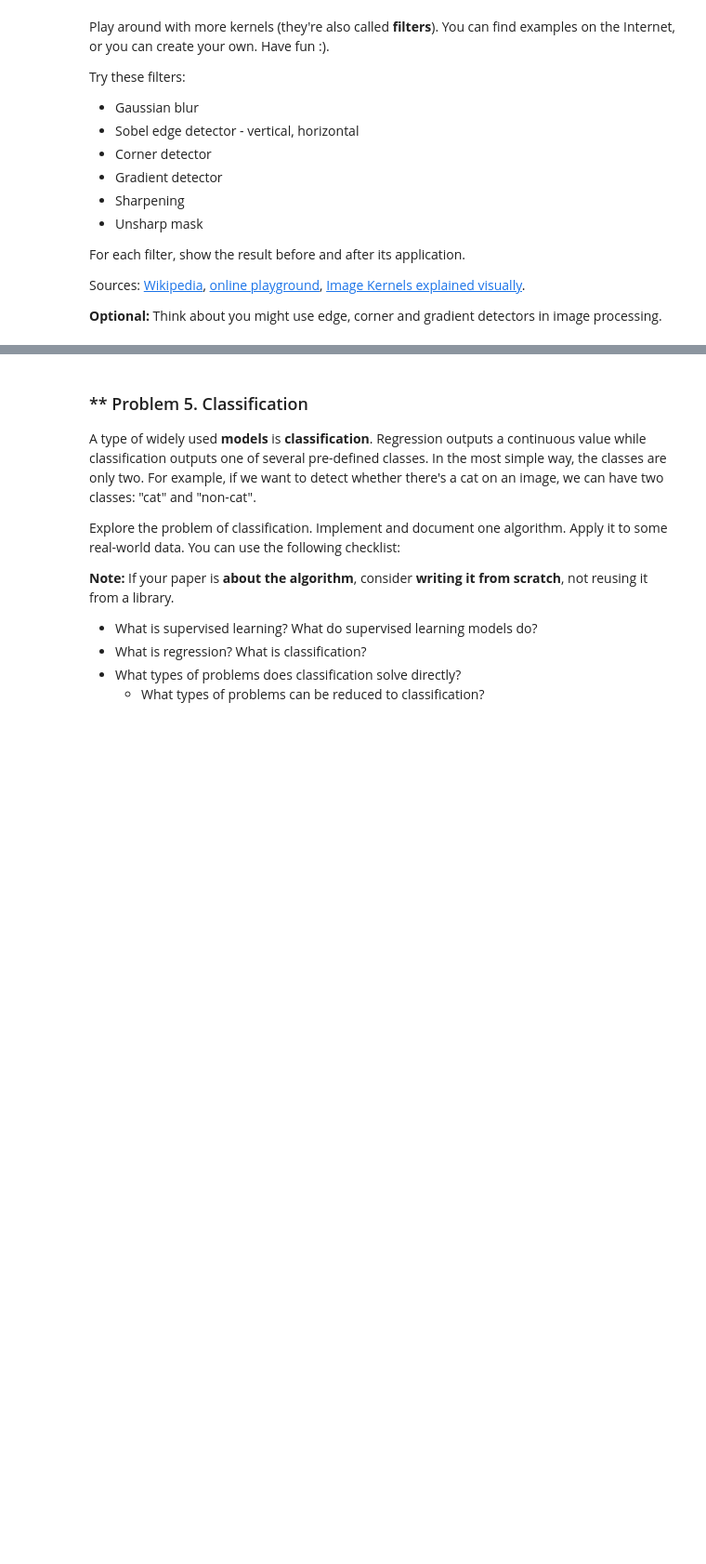
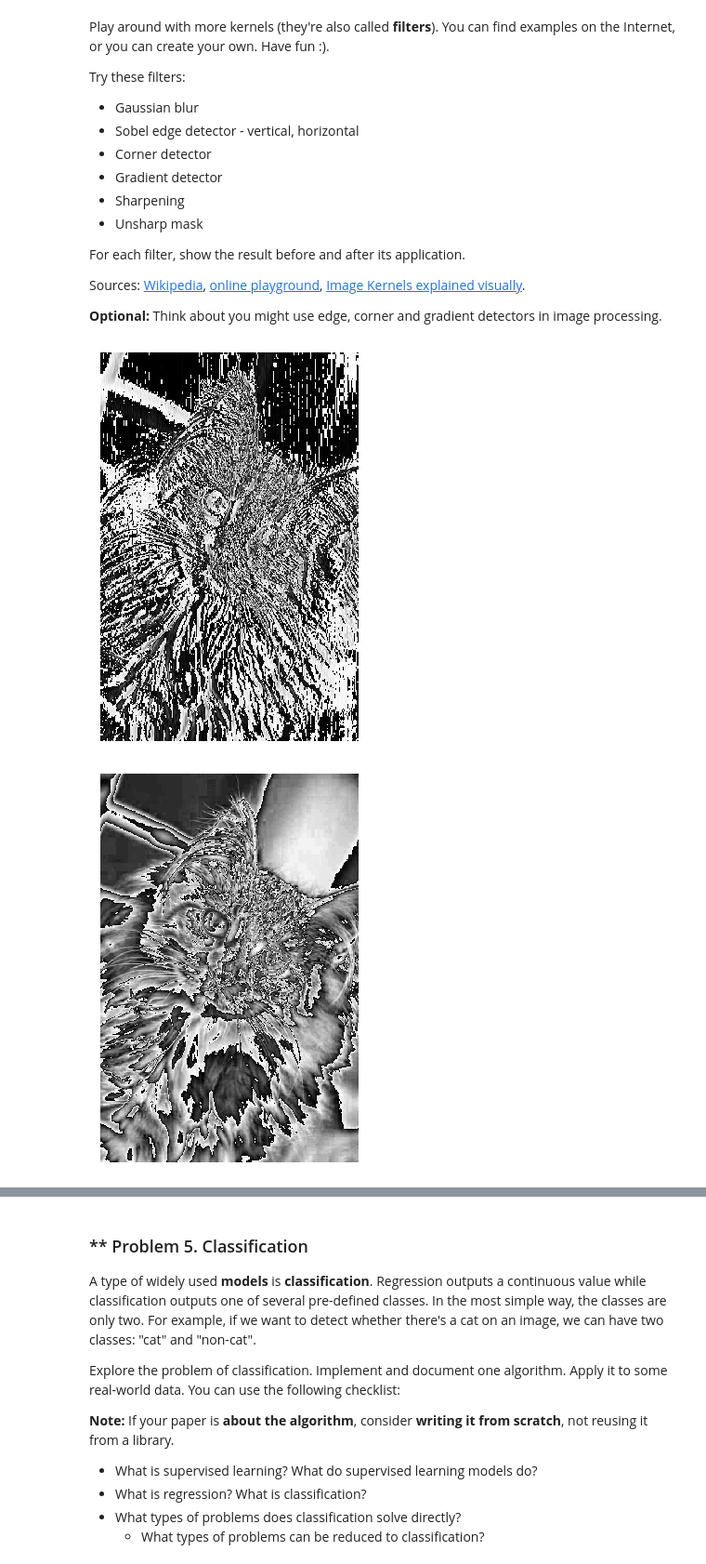
Before and after one commit to teodora-petkova/artificial-intelligence-course, a Jupyter notebook: Exercises/06. Hypothesis Testing/Hypothesis Testing Exercise.ipynb, the cells around one changed output, grey strips where cells are left out. Shown at 93% size. Saved outputs shown, nothing was run; the diff lists cells and outputs as text; code cells hidden in the pictures; blank space fills up the shorter version.

```diff
--- a/Exercises/06. Hypothesis Testing/Hypothesis Testing Exercise.ipynb
+++ b/Exercises/06. Hypothesis Testing/Hypothesis Testing Exercise.ipynb
@@ -334,0 +429,23 @@ Sources: <a href="https://en.wikipedia.org/wiki/Kernel_(image_processing)">Wikip
+# %%
+sobel_x = np.array([
+    [1, 0, -1],
+    [2, 0, -2],
+    [1, 0, -1]
+])
+sobel_y = np.array([
+    [1, 2, 1],
+    [0, 0, 0],
+    [-1, 2, -1]
+])
+edge_detection = np.array([
+    [-1, -1, -1],
+    [-1, 8, -1],
+    [-1, -1, -1]
+])
+display(im.convolve(red_channel, sobel_x))
+display(im.convolve(red_channel, sobel_y))
+#display(im.convolve(red_channel, sobel_x.dot(sobel_y)))
+display(im.convolve(red_channel, edge_detection))
+# %% [output]
+[figure, added]
+[figure, added]
```
Also changed, not shown: parts of 27 cells of this notebook.
